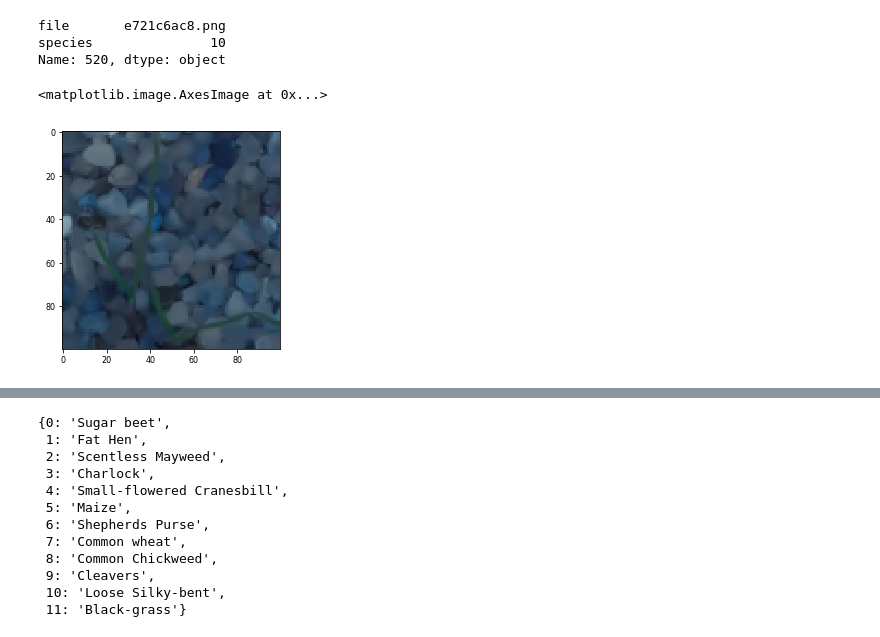
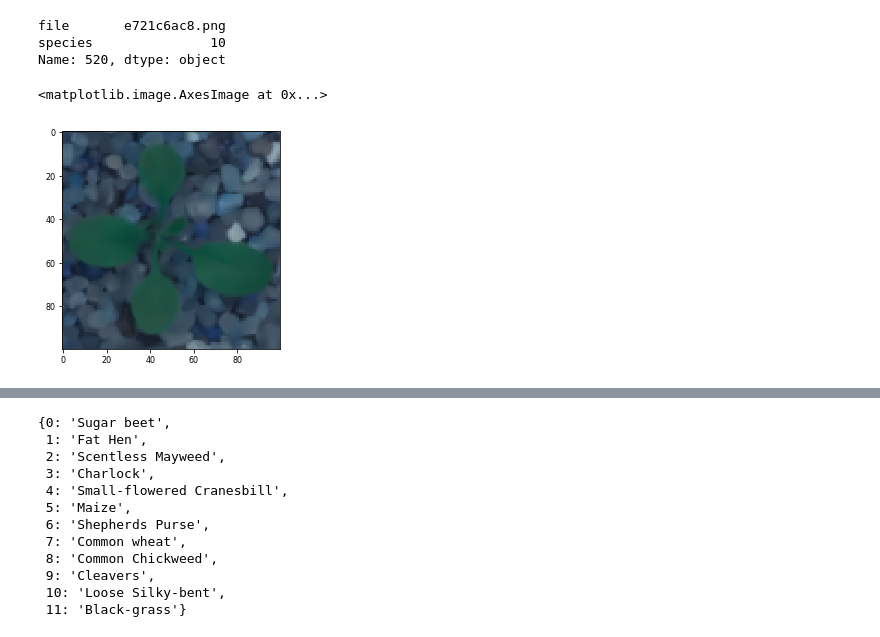
Before and after one commit to Anacriel/plant_seed_classification, a Jupyter notebook: notebooks/0.4-train-first-svm-model.ipynb, the cells around one changed output, grey strips where cells are left out. Drawn from its saved outputs; the diff is of its cells as text; code cells hidden in the pictures.

```diff
--- a/notebooks/0.4-train-first-svm-model.ipynb
+++ b/notebooks/0.4-train-first-svm-model.ipynb
@@ -270,10 +230,10 @@ file       e721c6ac8.png
 species               10
 Name: 520, dtype: object
 # %%
-plt.imshow(images[])
+plt.imshow(images[0])
 # %% [output]
 <matplotlib.image.AxesImage at 0x...>
-[figure, old version]
+[figure, new version]
 # %%
 submission_df
 # %% [output]
```
Also changed, not shown: parts of 11 cells of this notebook.
